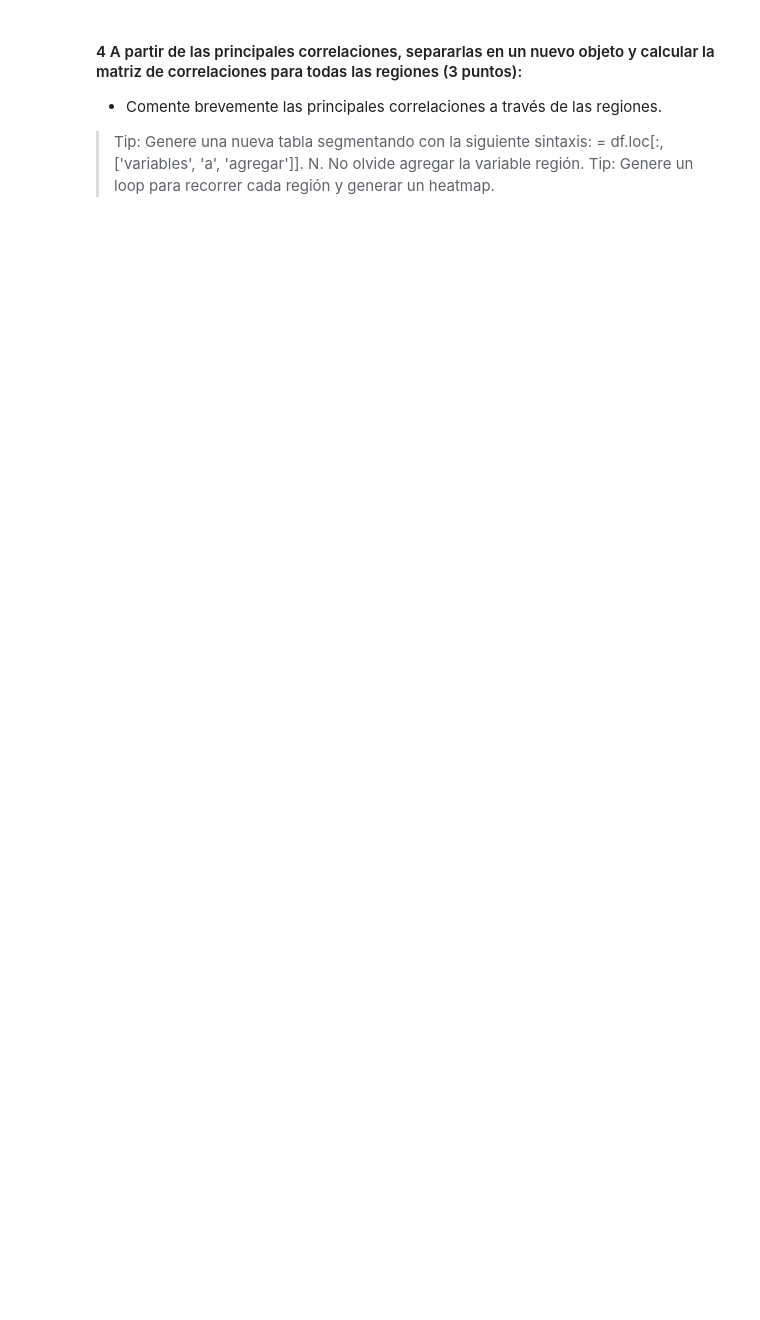
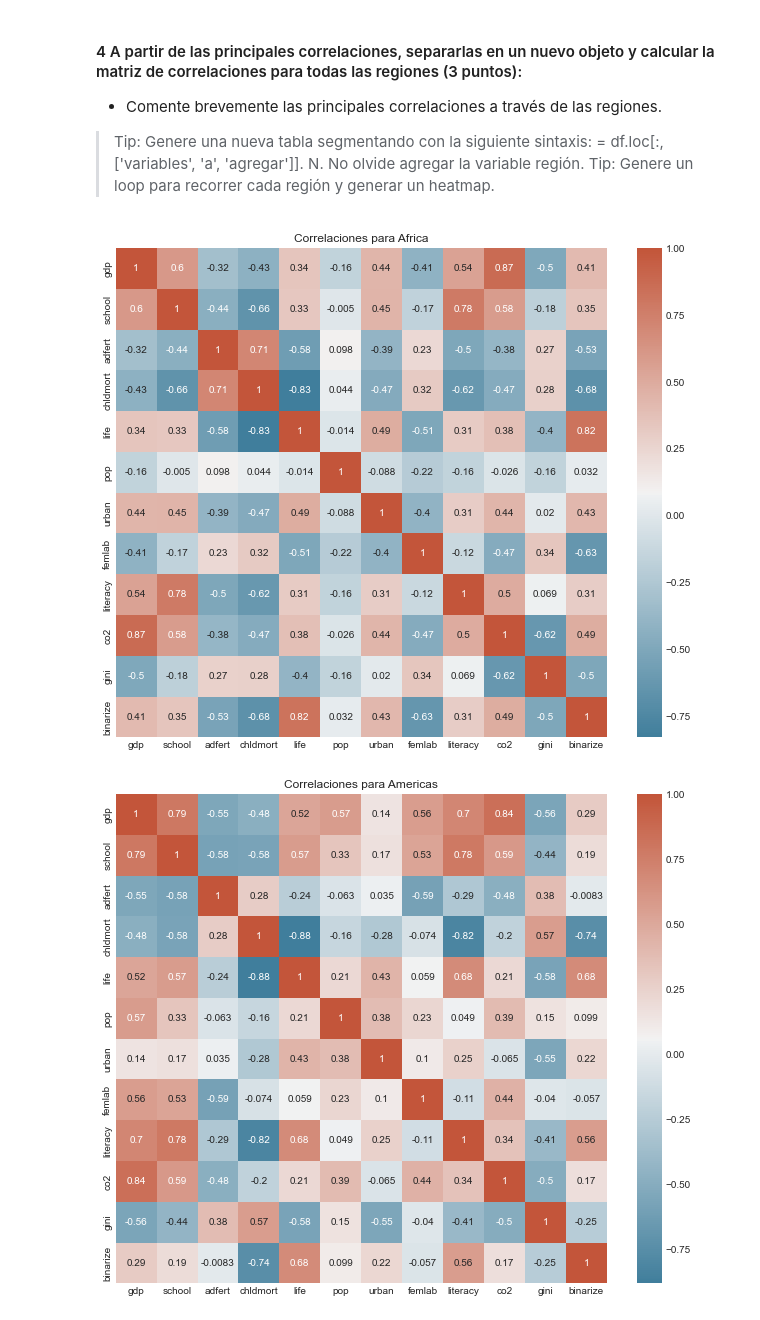
Before and after one commit to antosource/CursoDataScience, a Jupyter notebook: FundamentosDataScience/4/guiado.ipynb, the cells around one changed output. Cells and saved outputs as stored; diff of their text form; code cells hidden in the pictures; blank space fills up the shorter version.

```diff
--- a/FundamentosDataScience/4/guiado.ipynb
+++ b/FundamentosDataScience/4/guiado.ipynb
@@ -174,3 +175,17 @@ sns.heatmap(df.corr(),cmap='RdYlBu_r',annot=True)
 - Comente brevemente las principales correlaciones a través de las regiones.
 > Tip: Genere una nueva tabla segmentando con la siguiente sintaxis: = df.loc[:,['variables', 'a', 'agregar']]. N. No olvide agregar la variable región.
 > Tip: Genere un loop para recorrer cada región y generar un heatmap.
+# %%
+def correlacion_heatmap(df, var):
+    cmap = sns.diverging_palette(230, 20, as_cmap=True)
+    valores_unicos = df[var].unique()
+    for v in valores_unicos:
+        plt.figure(figsize=(11,9))
+        sns.heatmap(df.loc[df[var]==v].corr(),cmap=cmap, annot=True)
+        plt.title(f"Correlaciones para {v}")
+        plt.show()
+
+correlacion_heatmap(df,'region')
+# %% [output]
+[figure, added]
+[figure, added]
```
Also changed, not shown: parts of 6 cells of this notebook, 1 other file.
